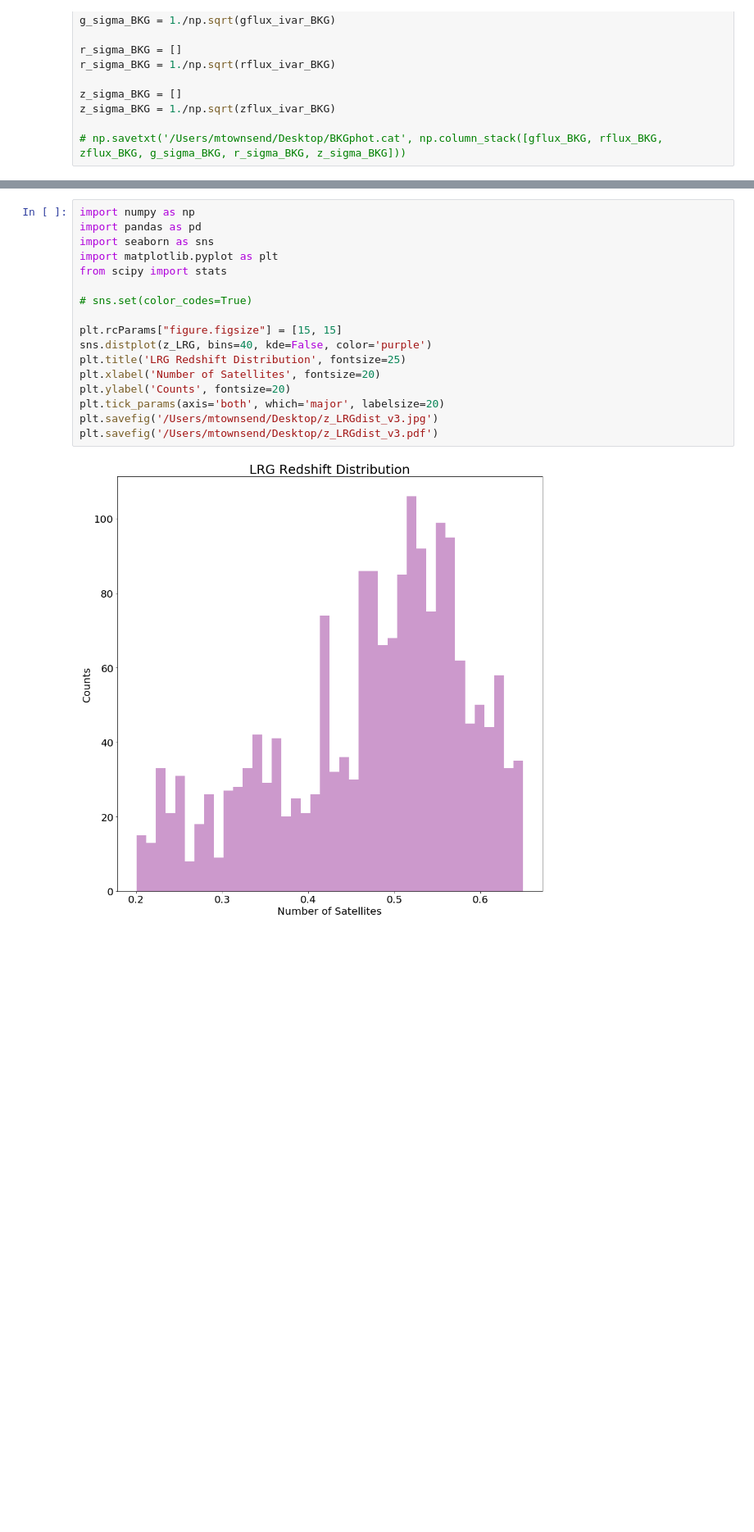
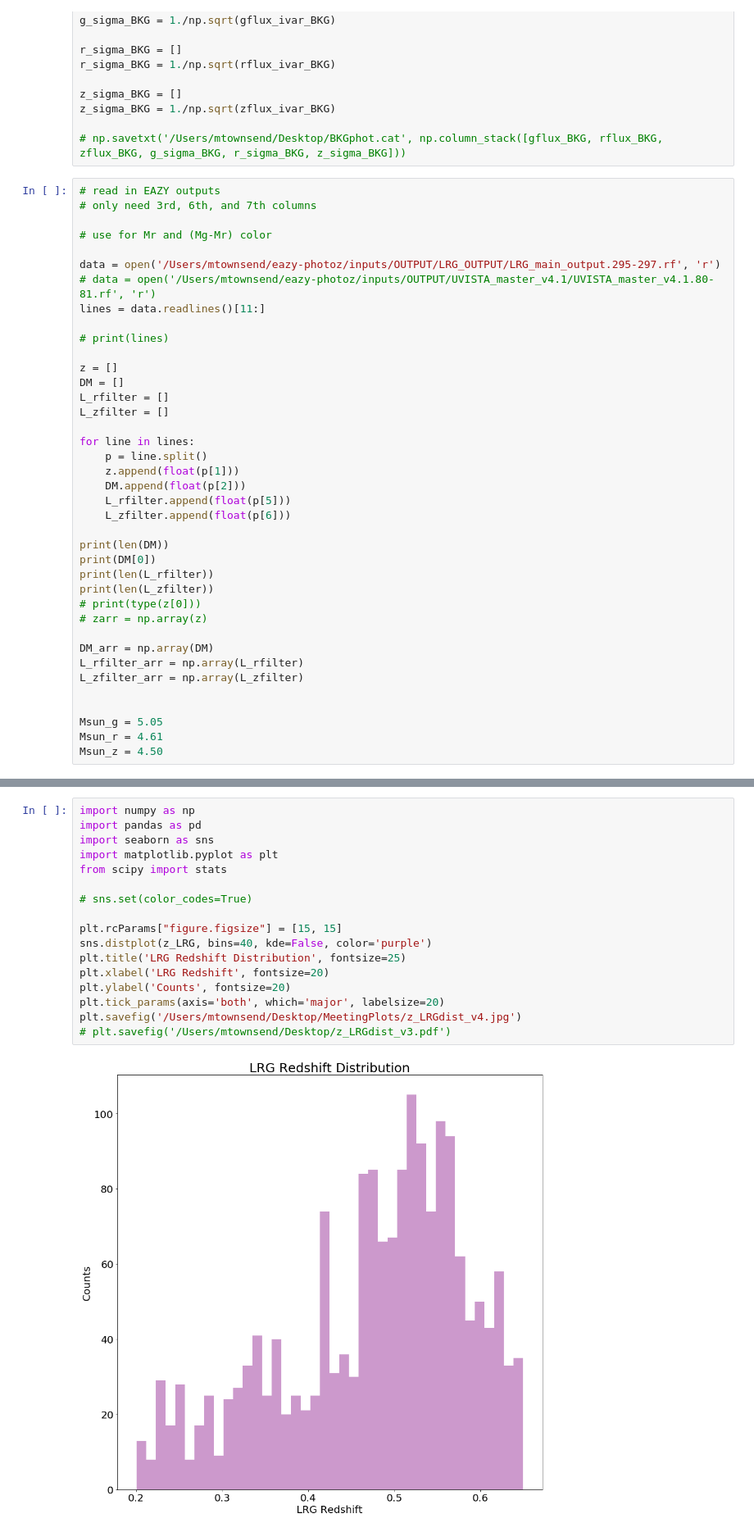
Before and after one commit to metownsend/LRG-Sats, a Jupyter notebook: statSub.ipynb, the cells around one changed output, grey strips where cells are left out. Shown at 82% size. Drawn from its saved outputs; the diff is of its cells as text; blank space fills up the shorter version.

```diff
--- a/statSub.ipynb
+++ b/statSub.ipynb
@@ -240,3 +258,42 @@ z_sigma_BKG = []
 z_sigma_BKG = 1./np.sqrt(zflux_ivar_BKG)
 
 # np.savetxt('/Users/mtownsend/Desktop/BKGphot.cat', np.column_stack([gflux_BKG, rflux_BKG, zflux_BKG, g_sigma_BKG, r_sigma_BKG, z_sigma_BKG]))
+# %%
+# read in EAZY outputs
+# only need 3rd, 6th, and 7th columns
+
+# use for Mr and (Mg-Mr) color
+
+data = open('/Users/mtownsend/eazy-photoz/inputs/OUTPUT/LRG_OUTPUT/LRG_main_output.295-297.rf', 'r')
+# data = open('/Users/mtownsend/eazy-photoz/inputs/OUTPUT/UVISTA_master_v4.1/UVISTA_master_v4.1.80-81.rf', 'r')
+lines = data.readlines()[11:]
+
+# print(lines)
+
+z = []
+DM = []
+L_rfilter = []
+L_zfilter = []
+
+for line in lines:
+    p = line.split()
+    z.append(float(p[1]))
+    DM.append(float(p[2]))
+    L_rfilter.append(float(p[5]))
+    L_zfilter.append(float(p[6]))
+
+print(len(DM))
+print(DM[0])
+print(len(L_rfilter))
+print(len(L_zfilter))
+# print(type(z[0]))
+# zarr = np.array(z)
+
+DM_arr = np.array(DM)
+L_rfilter_arr = np.array(L_rfilter)
+L_zfilter_arr = np.array(L_zfilter)
+
+
+Msun_g = 5.05
+Msun_r = 4.61
+Msun_z = 4.50
@@ -366,22 +445,22 @@ maximum grcolor:  11.547377
 # %%
 import numpy as np
 import pandas as pd
 import seaborn as sns
 import matplotlib.pyplot as plt
 from scipy import stats
 
 # sns.set(color_codes=True)
 
 plt.rcParams["figure.figsize"] = [15, 15]
 sns.distplot(z_LRG, bins=40, kde=False, color='purple')
 plt.title('LRG Redshift Distribution', fontsize=25)
-plt.xlabel('Number of Satellites', fontsize=20)
+plt.xlabel('LRG Redshift', fontsize=20)
 plt.ylabel('Counts', fontsize=20)
 plt.tick_params(axis='both', which='major', labelsize=20)
-plt.savefig('/Users/mtownsend/Desktop/z_LRGdist_v3.jpg')
-plt.savefig('/Users/mtownsend/Desktop/z_LRGdist_v3.pdf')
+plt.savefig('/Users/mtownsend/Desktop/MeetingPlots/z_LRGdist_v4.jpg')
+# plt.savefig('/Users/mtownsend/Desktop/z_LRGdist_v3.pdf')
 # %% [output]
-[figure, old version]
+[figure, new version]
 # %%
 plt.scatter(ra_BKG, dec_BKG, s=1, color='blue')
 plt.scatter(ra_LRG, dec_LRG, s=1, color='red')
```
Also changed, not shown: parts of 26 cells of this notebook, 1 other file.
